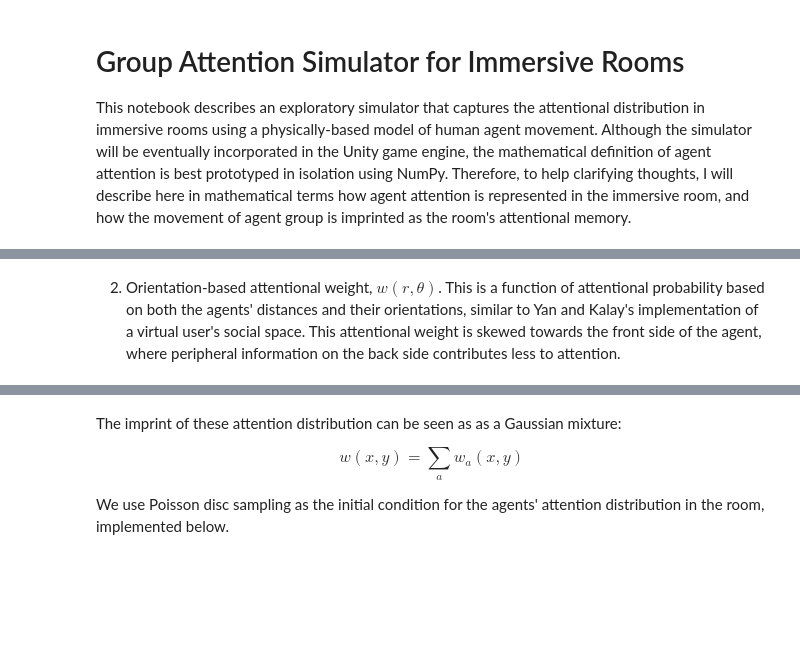
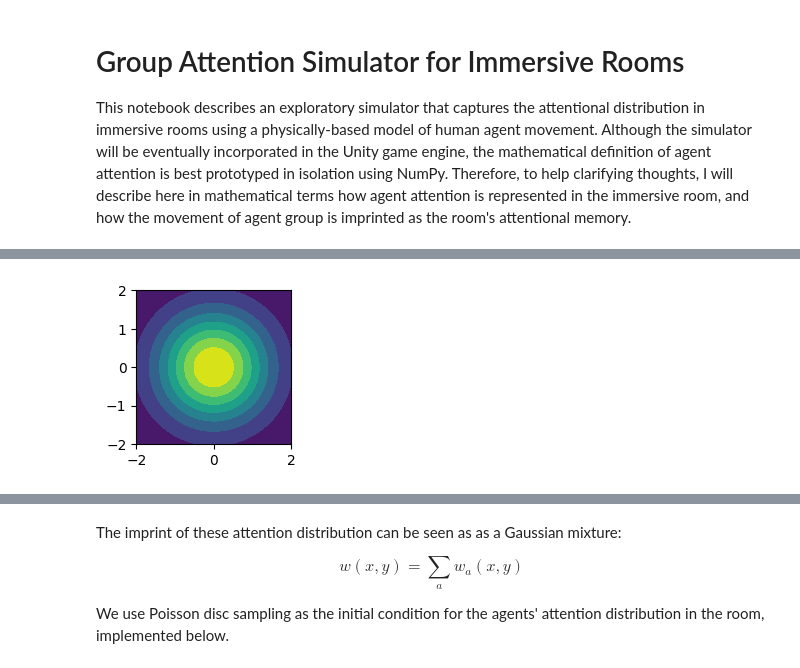
Before and after one commit to jerrymhuang/TogetherFlow, a Jupyter notebook: notebooks/simulator.ipynb, the cells around one changed output, grey strips where cells are left out. Saved outputs shown, nothing was run; the diff lists cells and outputs as text; code cells hidden in the pictures; blank space fills up the shorter version.

Commit message:
Started development on agent movement

```diff
--- a/notebooks/simulator.ipynb
+++ b/notebooks/simulator.ipynb
@@ -37,23 +40,41 @@ $$
 $$
 # %%
 # Proximity-based attentional weight
-def proximity_based_weight(base, position, spread):
+def proximity_based_weight(base, mu, sigma=1):
     """
     Proximity-based attentional_weight.
     This is done in deterministic calculation.
 
     Parameters:
     -----------
-    position : array-like
+    position    : array-like
         Spatial positions of the agent as the mean of this weight in space.
 
-    spread : array-like
+    spread      : array-like
         Distance-based spread of the weight as spherical covariance matrix.
 
     Returns:
     -----------
     Attentional weight of a single agent in free space based solely upon proximity.
     """
-    return multivariate_normal(position, spread).pdf(base)
+    return multivariate_normal(mu, sigma).pdf(base)
-# %% [markdown]
-2) Orientation-based attentional weight, $w(r, \theta)$. This is a function of attentional probability based on both the agents' distances and their orientations, similar to Yan and Kalay's implementation of a virtual user's social space. This attentional weight is skewed towards the front side of the agent, where peripheral information on the back side contributes less to attention.
+# %%
+# Visualizing proximity-based attentional weight for a single agent
+
+# Define physical dimension and granularity of spatial discretization
+l, w = np.array([4., 4.])
+hl, hw = l/2, w/2
+d = 0.05
+
+# Create a data grid for the footprint
+x, y = np.mgrid[-hl:hl+d:d, -hw:hw+d:d]
+grid = np.dstack((x, y))
+
+# Generate agent positions
+weight = proximity_based_weight(grid, mu=[0, 0])
+
+# Plotting this
+f, ax = plt.subplots(1, 1, figsize=(hl, hw))
+f = plt.contourf(x, y, weight)
+# %% [output]
+[figure, added]
```
Also changed, not shown: parts of 16 cells of this notebook, 3 other files.
